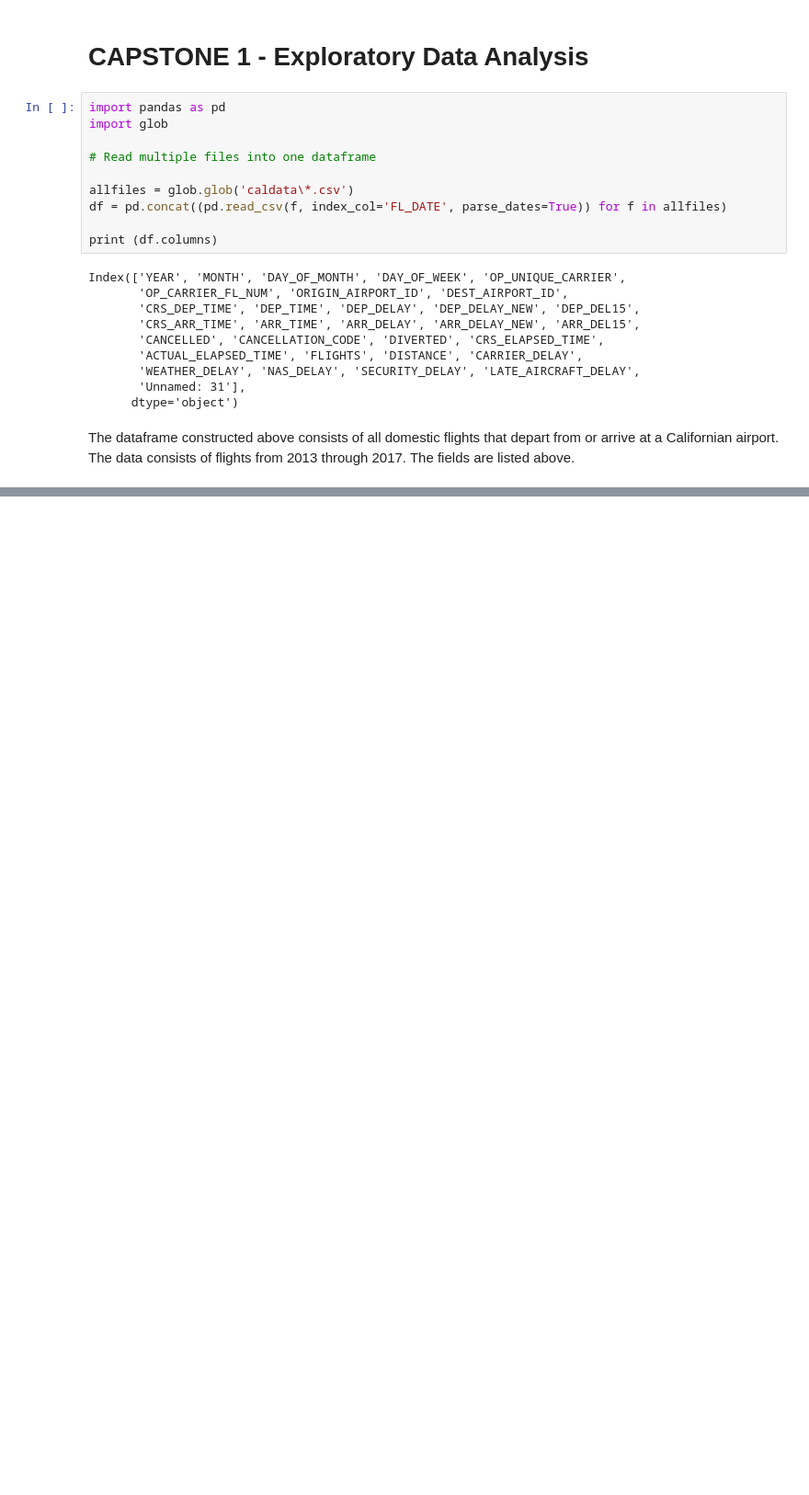
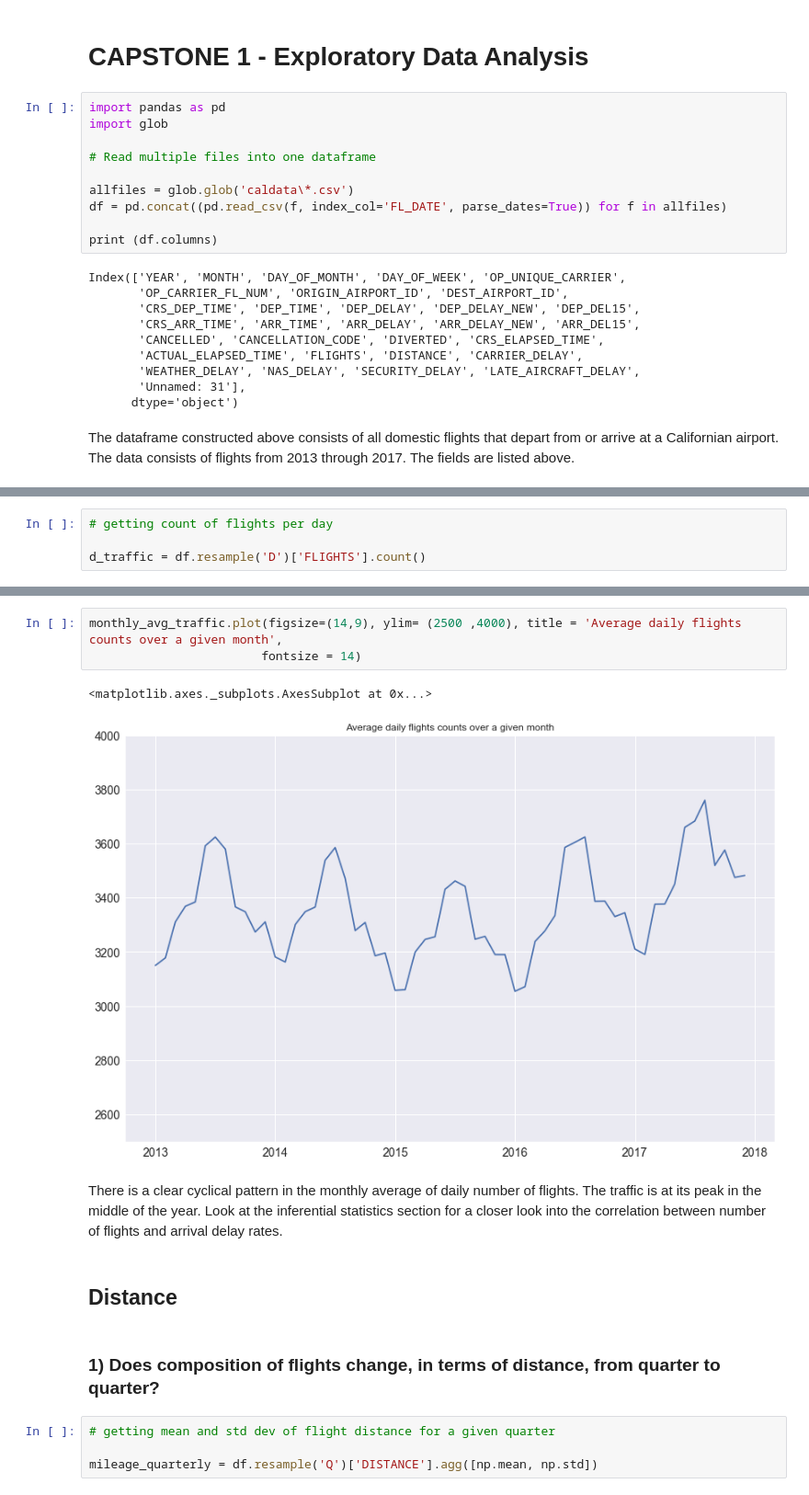
Before and after one commit to shudeep23/Springboard, a Jupyter notebook: Capstone1/EDA.ipynb, the cells around one changed output, grey strips where cells are left out. Shown at 92% size. Saved outputs shown, nothing was run; the diff lists cells and outputs as text; blank space fills up the shorter version.

```diff
--- a/Capstone1/EDA.ipynb
+++ b/Capstone1/EDA.ipynb
@@ -157,0 +83,4 @@ plt.show()
+# %%
+# getting count of flights per day
+
+d_traffic = df.resample('D')['FLIGHTS'].count()
@@ -157,0 +95,16 @@ plt.show()
+# %%
+monthly_avg_traffic.plot(figsize=(14,9), ylim= (2500 ,4000), title = 'Average daily flights counts over a given month',
+                        fontsize = 14)
+# %% [output]
+<matplotlib.axes._subplots.AxesSubplot at 0x...>
+[figure, added]
+# %% [markdown]
+There is a clear cyclical pattern in the monthly average of daily number of flights. The traffic is at its peak in the middle of the year. Look at the inferential statistics section for a closer look into the correlation between number of flights and arrival delay rates.
+# %% [markdown]
+## Distance
+# %% [markdown]
+### 1) Does composition of flights change, in terms of distance, from quarter to quarter?
+# %%
+# getting mean and std dev of flight distance for a given quarter
+
+mileage_quarterly = df.resample('Q')['DISTANCE'].agg([np.mean, np.std])
```
Also changed, not shown: parts of 96 cells of this notebook.
